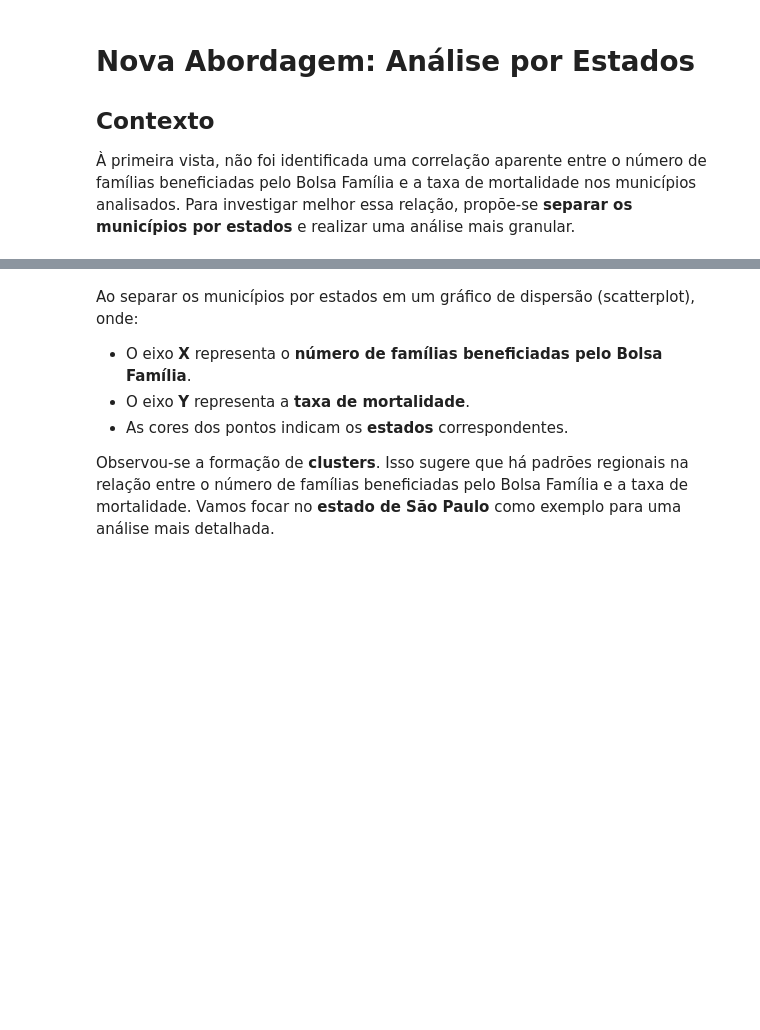
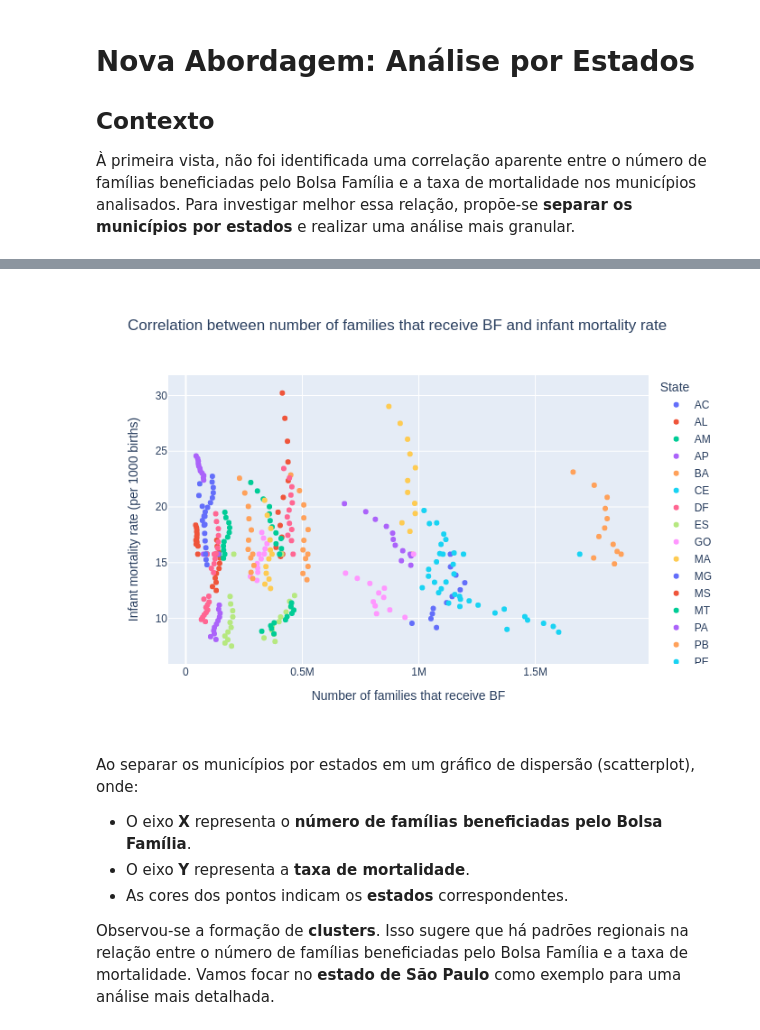
Before and after one commit to brunasaturnino/Projeto-ICD, a Jupyter notebook: notebooks/Hypotesis_Tests_and_IC.ipynb, the cells around one changed output, grey strips where cells are left out. Saved outputs shown, nothing was run; the diff lists cells and outputs as text; code cells hidden in the pictures; blank space fills up the shorter version.

```diff
--- a/notebooks/Hypotesis_Tests_and_IC.ipynb
+++ b/notebooks/Hypotesis_Tests_and_IC.ipynb
@@ -91,11 +93,12 @@ px.scatter(df,
 ## Contexto
 À primeira vista, não foi identificada uma correlação aparente entre o número de famílias beneficiadas pelo Bolsa Família e a taxa de mortalidade nos municípios analisados. Para investigar melhor essa relação, propõe-se **separar os municípios por estados** e realizar uma análise mais granular.
 # %%
-px.scatter(df,
+fig = px.scatter(df,
            x='num_familias_bf',
            y='tx_mort_inf_ibge',
            color='sigla_uf',
            title='Correlation between number of families that receive BF and infant mortality rate',
            labels={'num_familias_bf': 'Number of families that receive BF',
                    'tx_mort_inf_ibge': 'Infant mortality rate (per 1000 births)', 'sigla_uf': 'State'})
+fig.show()
 # %% [output]
@@ -103,3 +105,4 @@ px.scatter(df,
+[figure, added]
 # %% [markdown]
 Ao separar os municípios por estados em um gráfico de dispersão (scatterplot), onde:
 - O eixo **X** representa o **número de famílias beneficiadas pelo Bolsa Família**.
```
Also changed, not shown: parts of 6 cells of this notebook.
